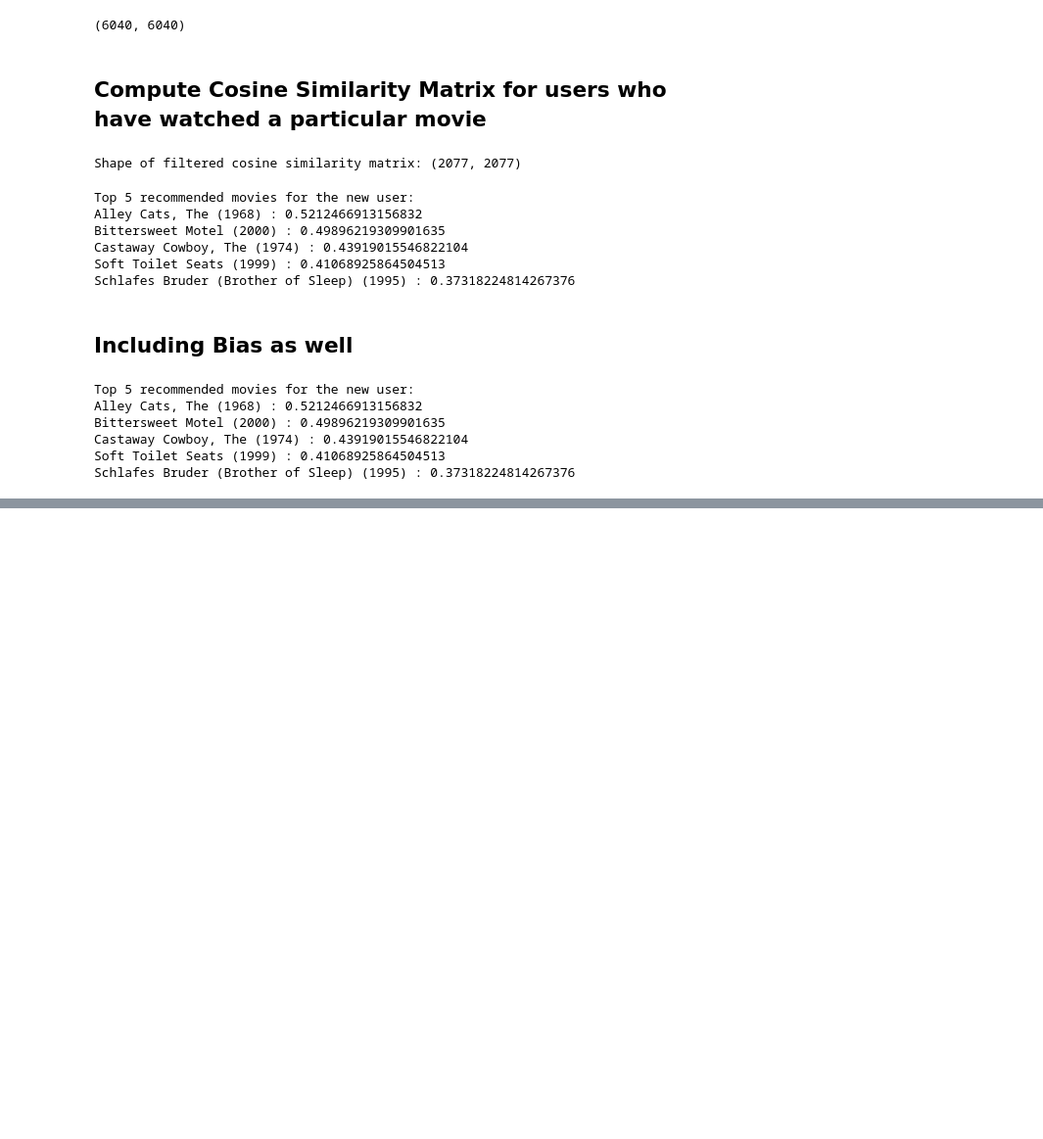
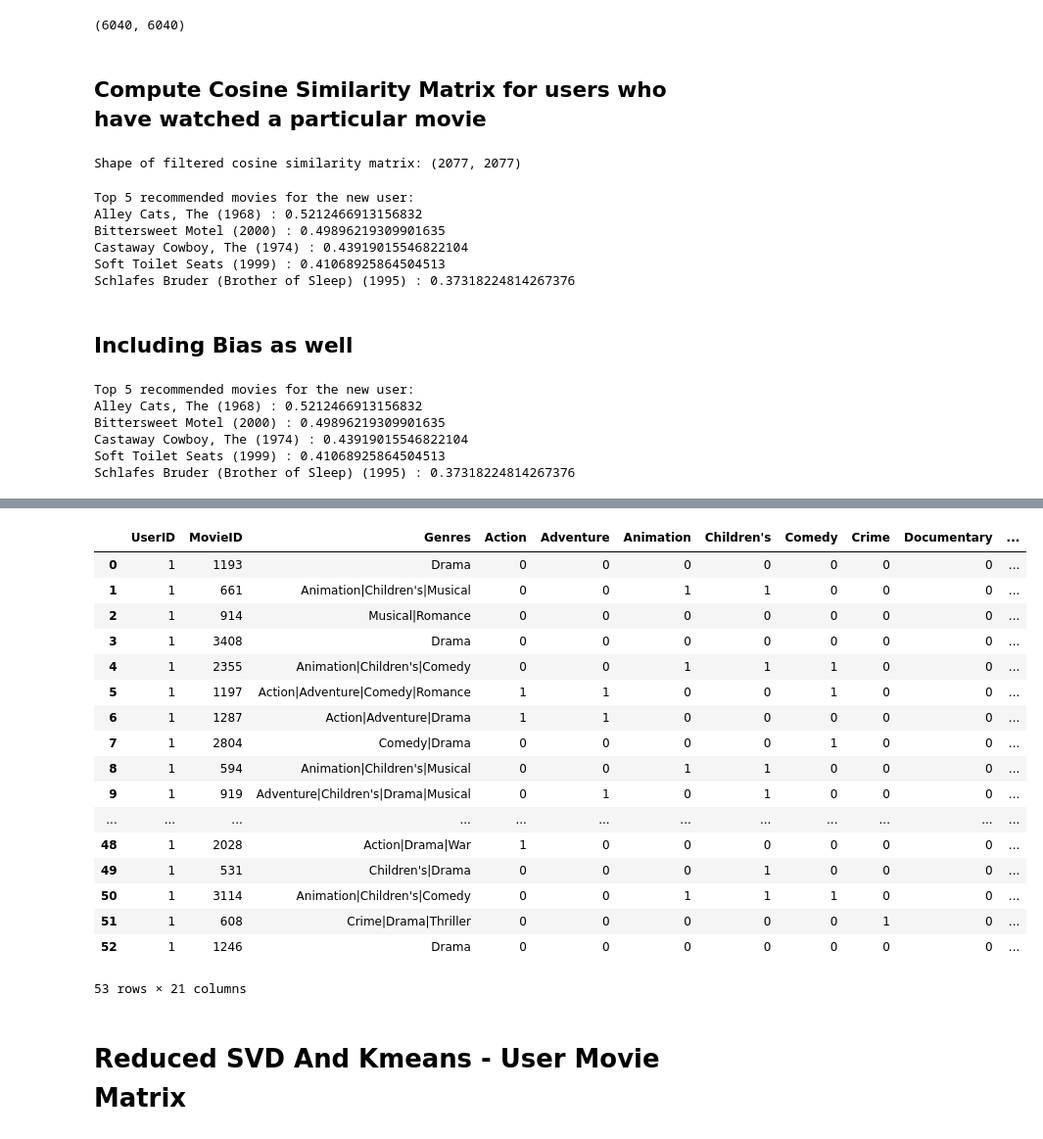
Before and after one commit to 23subbhashit/MovieRecommendationSystemIIITB, a Jupyter notebook: Movie_Recommendation_System_IIITB.ipynb, the cells around one changed output, grey strips where cells are left out. Shown at 98% size. Cells and saved outputs as stored; diff of their text form; code cells hidden in the pictures; blank space fills up the shorter version.

```diff
--- a/Movie_Recommendation_System_IIITB.ipynb
+++ b/Movie_Recommendation_System_IIITB.ipynb
@@ -394,0 +452,9 @@ Passing `palette` without assigning `hue` is deprecated and will be removed in v
+# %%
+# Create a genre matrix
+genre_matrix = moviedata['Genres'].str.get_dummies('|')
+
+# Append the genre matrix to the moviedata DataFrame
+moviedata = pd.concat([moviedata, genre_matrix], axis=1)
+
+# Display the updated moviedata DataFrame
+moviedata
@@ -394,0 +475,4 @@ Passing `palette` without assigning `hue` is deprecated and will be removed in v
+# %%
+# Merge movie and rating data
+merged_data = pd.merge(ratingdata, moviedata, left_on='MovieID', right_on='ID')
+merged_data
@@ -394,0 +493,3 @@ Passing `palette` without assigning `hue` is deprecated and will be removed in v
+# %%
+merged_data = pd.merge(userdata,merged_data, on='UserID')
+merged_data
@@ -394,0 +515,13 @@ Passing `palette` without assigning `hue` is deprecated and will be removed in v
+# %%
+# Select UserID, MovieID, and genre-related columns
+user_genres_data = merged_data[['UserID', 'MovieID', 'Genres', 'Action', 'Adventure', 'Animation',
+                                "Children's", 'Comedy', 'Crime', 'Documentary', 'Drama',
+                                'Fantasy', 'Film-Noir', 'Horror', 'Musical', 'Mystery',
+                                'Romance', 'Sci-Fi', 'Thriller', 'War', 'Western']]
+
+# Drop duplicate columns
+user_genres_data = user_genres_data.loc[:,~user_genres_data.columns.duplicated()]
+
+# Display the resulting DataFrame
+print(user_genres_data.columns)
+user_genres_data
@@ -394,0 +547,24 @@ Passing `palette` without assigning `hue` is deprecated and will be removed in v
+# %%
+user_1_data = user_genres_data[user_genres_data['UserID'] == 1]
+user_1_data
+# %% [output]
+|  | UserID | MovieID | Genres | Action | Adventure | Animation | Children's | Comedy | Crime | Documentary | ... |
+| 0 | 1 | 1193 | Drama | 0 | 0 | 0 | 0 | 0 | 0 | 0 | ... |
+| 1 | 1 | 661 | Animation|Children's|Musical | 0 | 0 | 1 | 1 | 0 | 0 | 0 | ... |
+| 2 | 1 | 914 | Musical|Romance | 0 | 0 | 0 | 0 | 0 | 0 | 0 | ... |
+| 3 | 1 | 3408 | Drama | 0 | 0 | 0 | 0 | 0 | 0 | 0 | ... |
+| 4 | 1 | 2355 | Animation|Children's|Comedy | 0 | 0 | 1 | 1 | 1 | 0 | 0 | ... |
+| 5 | 1 | 1197 | Action|Adventure|Comedy|Romance | 1 | 1 | 0 | 0 | 1 | 0 | 0 | ... |
+| 6 | 1 | 1287 | Action|Adventure|Drama | 1 | 1 | 0 | 0 | 0 | 0 | 0 | ... |
+| 7 | 1 | 2804 | Comedy|Drama | 0 | 0 | 0 | 0 | 1 | 0 | 0 | ... |
+| 8 | 1 | 594 | Animation|Children's|Musical | 0 | 0 | 1 | 1 | 0 | 0 | 0 | ... |
+| 9 | 1 | 919 | Adventure|Children's|Drama|Musical | 0 | 1 | 0 | 1 | 0 | 0 | 0 | ... |
+| ... | ... | ... | ... | ... | ... | ... | ... | ... | ... | ... | ... |
+| 48 | 1 | 2028 | Action|Drama|War | 1 | 0 | 0 | 0 | 0 | 0 | 0 | ... |
+| 49 | 1 | 531 | Children's|Drama | 0 | 0 | 0 | 1 | 0 | 0 | 0 | ... |
+| 50 | 1 | 3114 | Animation|Children's|Comedy | 0 | 0 | 1 | 1 | 1 | 0 | 0 | ... |
+| 51 | 1 | 608 | Crime|Drama|Thriller | 0 | 0 | 0 | 0 | 0 | 1 | 0 | ... |
+| 52 | 1 | 1246 | Drama | 0 | 0 | 0 | 0 | 0 | 0 | 0 | ... |
+53 rows × 21 columns
+# %% [markdown]
+# Reduced SVD And Kmeans - User Movie Matrix
```
Also changed, not shown: parts of 26 cells of this notebook.
